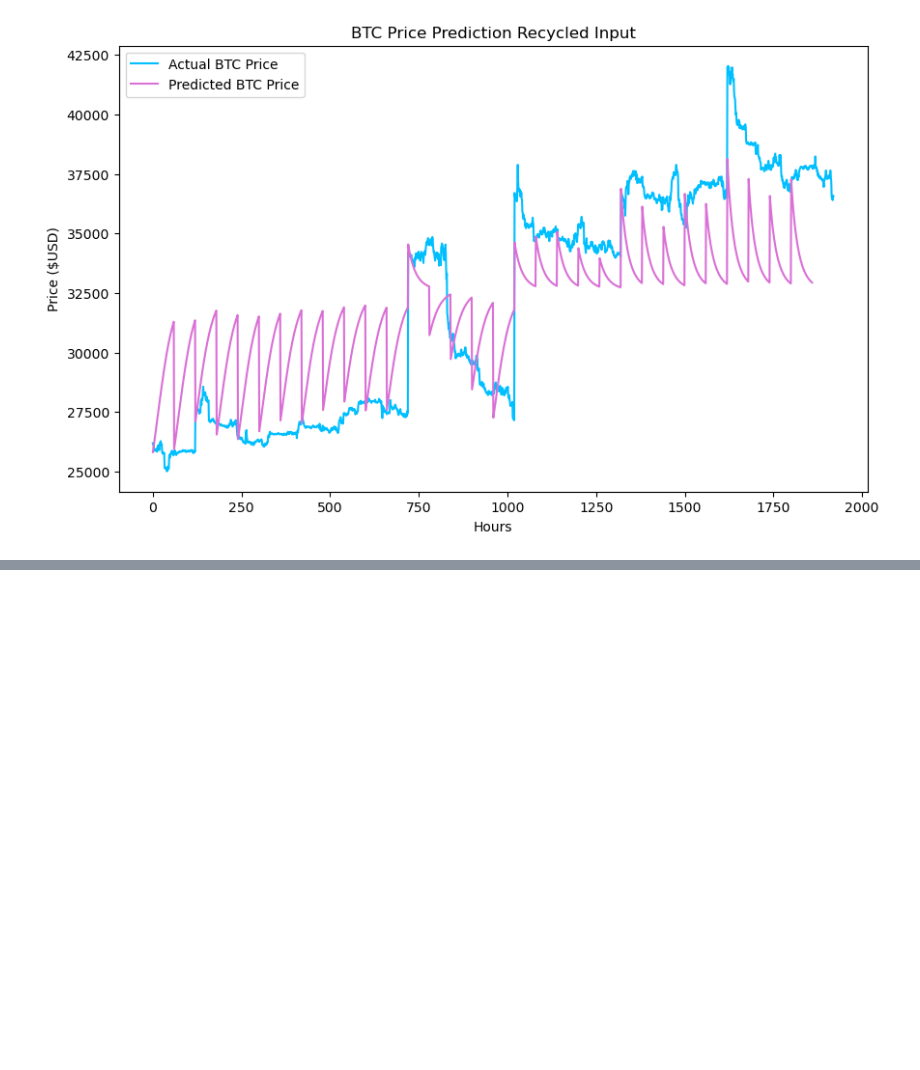
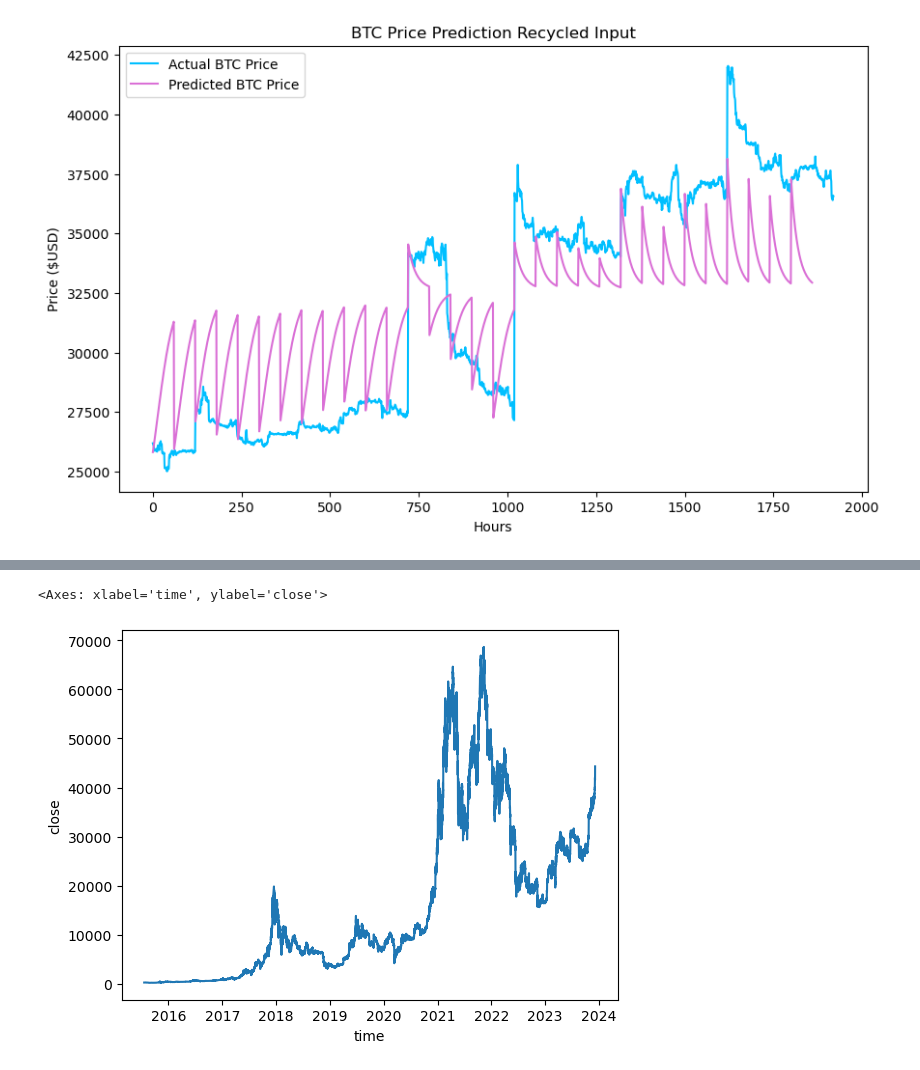
Before and after one commit to xtrabyte-consulting/crypto-bot, a Jupyter notebook: CoinbaseAPI.ipynb, the cells around one changed output, grey strips where cells are left out. Cells and saved outputs as stored; diff of their text form; code cells hidden in the pictures; blank space fills up the shorter version.

```diff
--- a/CoinbaseAPI.ipynb
+++ b/CoinbaseAPI.ipynb
@@ -566,0 +555,2 @@ trends
+# %%
+btc_hourly = cb_collector.get_historical_prices('BTC-USD', 3600)
@@ -566,0 +582,5 @@ trends
+# %%
+sns.lineplot(data=btc_hourly['close'])
+# %% [output]
+<Axes: xlabel='time', ylabel='close'>
+[figure, added]
```
Also changed, not shown: parts of 7 cells of this notebook, 7 other files.
